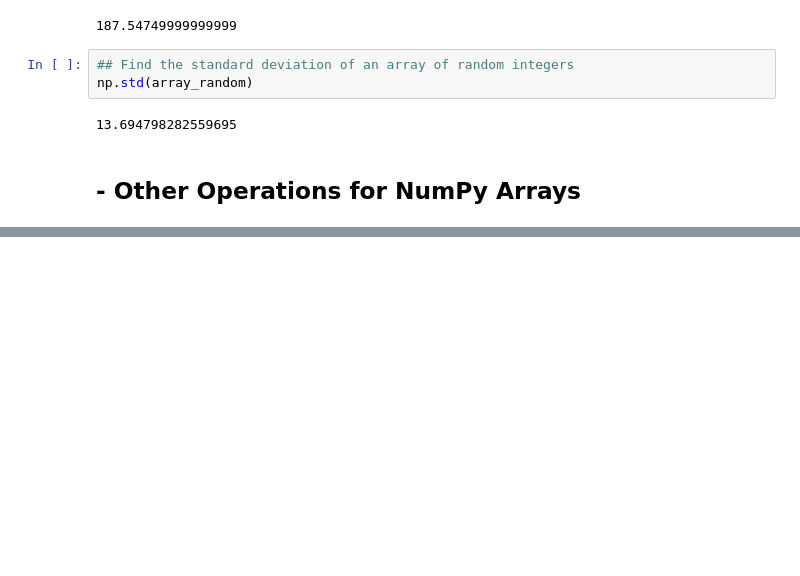
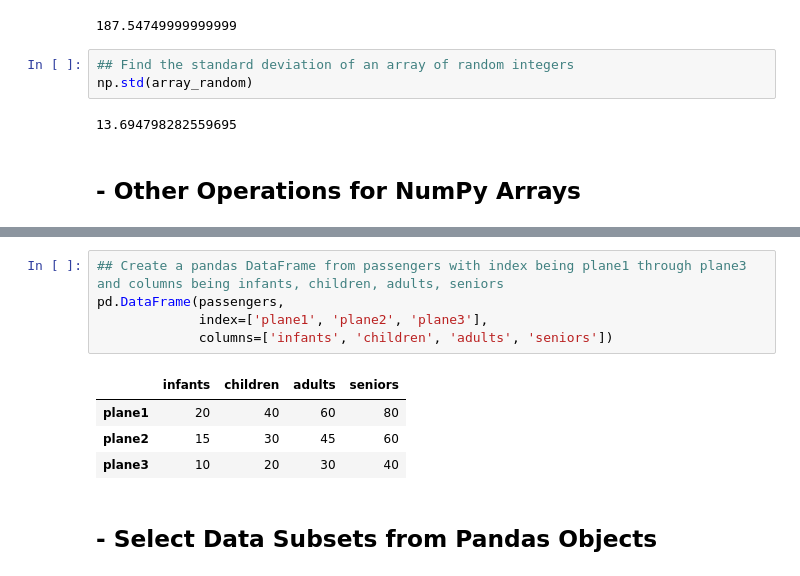
Before and after one commit to johngrinstead/linkedin-courses, a Jupyter notebook: python_functions_for_data_science.ipynb, the cells around one changed output, grey strips where cells are left out. Cells and saved outputs as stored; diff of their text form; blank space fills up the shorter version.

```diff
--- a/python_functions_for_data_science.ipynb
+++ b/python_functions_for_data_science.ipynb
@@ -957,0 +1284,12 @@ np.std(array_random)
+# %%
+## Create a pandas DataFrame from passengers with index being plane1 through plane3 and columns being infants, children, adults, seniors
+pd.DataFrame(passengers,
+             index=['plane1', 'plane2', 'plane3'],
+             columns=['infants', 'children', 'adults', 'seniors'])
+# %% [output]
+|  | infants | children | adults | seniors |
+| plane1 | 20 | 40 | 60 | 80 |
+| plane2 | 15 | 30 | 45 | 60 |
+| plane3 | 10 | 20 | 30 | 40 |
+# %% [markdown]
+## - Select Data Subsets from Pandas Objects
```
Also changed, not shown: parts of 52 cells of this notebook, 1 other file.
